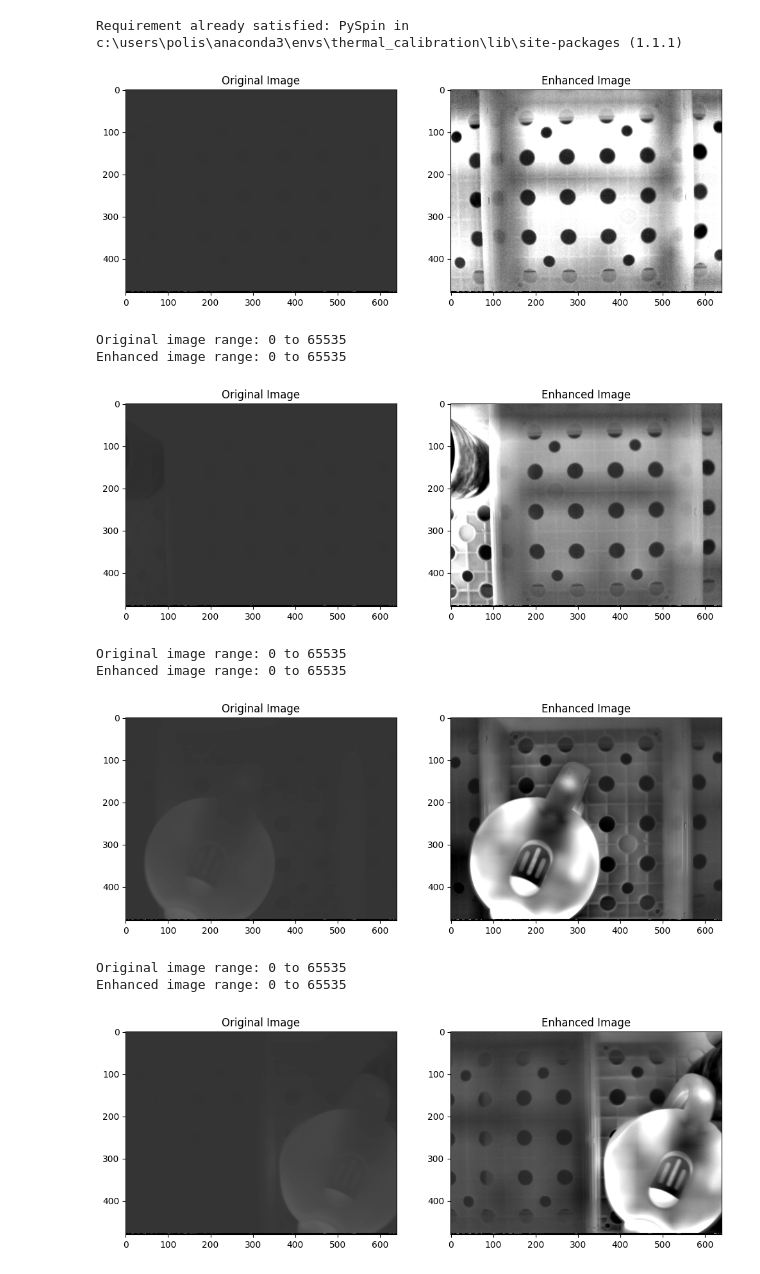
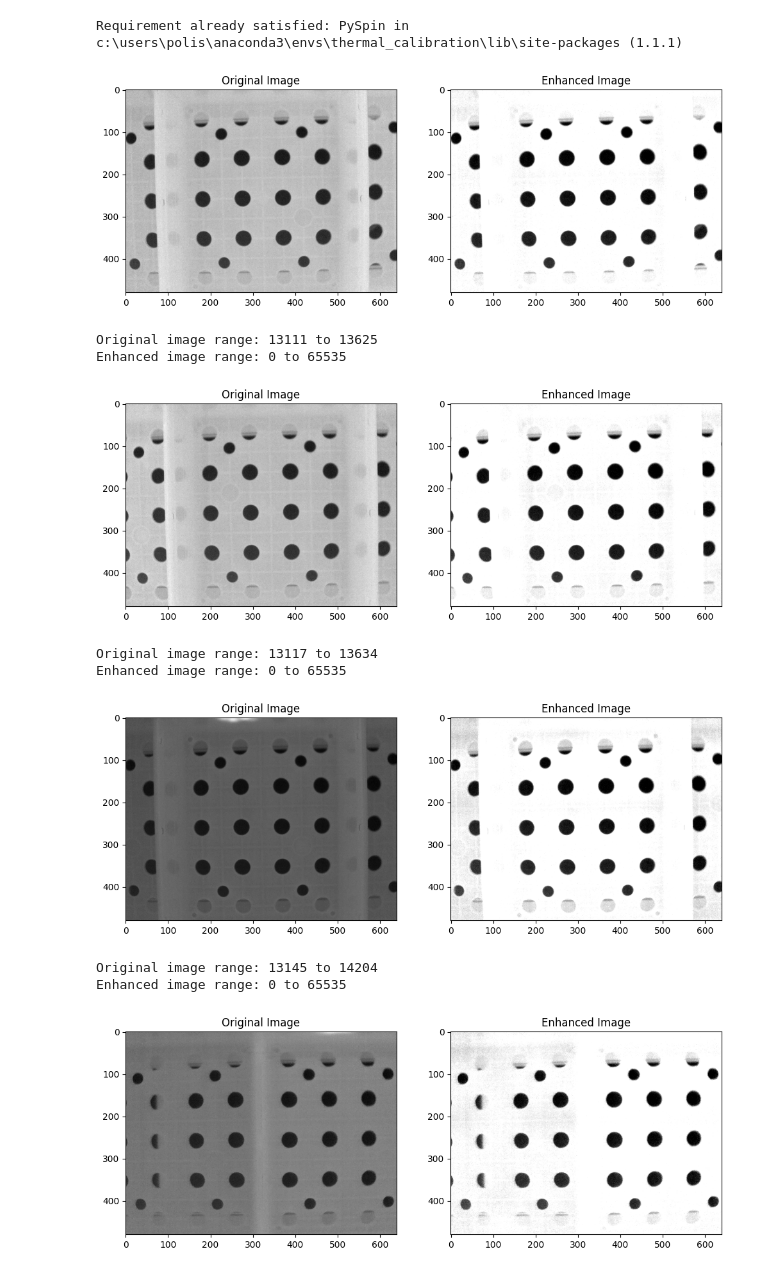
Before and after one commit to spsaswat/APPF_FLIR, a Jupyter notebook: SensorCommunication/gantry_communication_code.ipynb, the cells around one changed output. Drawn from its saved outputs; the diff is of its cells as text; code cells hidden in the pictures.

```diff
--- a/SensorCommunication/gantry_communication_code.ipynb
+++ b/SensorCommunication/gantry_communication_code.ipynb
@@ -235,43 +235,45 @@ def plot_images(original_image, enhanced_image):
     plt.show()
 
 # Directory paths
-input_directory = "../SensorCommunication/Acquisition/20240815-155900_tiff/20240815-155900/"
-output_directory = "../SensorCommunication/Acquisition/20240815-155900_tiff/20240815-155900-calibrated/"
+# input_directory = "../SensorCommunication/Acquisition/20240815-155900_tiff/20240815-155900/"
+# output_directory = "../SensorCommunication/Acquisition/20240815-155900_tiff/20240815-155900-calibrated/"
 # input_directory = "../SensorCommunication/Acquisition/calib_data_2/calib_data_2/20240822-125442/"
 # output_directory = "../SensorCommunication/Acquisition/calib_data_2/calib_data_2/20240822-125442/20240822-125442-calibrated/"
+input_directory = "../SensorCommunication/Acquisition/calib_data_3/20240823-144851/"
+output_directory = "../SensorCommunication/Acquisition/calib_data_3/20240823-144851-calibrated/"
 
 # Create output directory if it doesn't exist
 os.makedirs(output_directory, exist_ok=True)
 
 # Process each image in the directory
 for filename in os.listdir(input_directory):
     if filename.endswith(".tiff"):
         input_path = os.path.join(input_directory, filename)
         output_path = os.path.join(output_directory, filename)
 
         # Load the original image
         original_image = cv2.imread(input_path, cv2.IMREAD_UNCHANGED)
 
         # Process the image
         enhanced_image = process_image(input_path)
 
         # Save the enhanced image
         cv2.imwrite(output_path, enhanced_image)
 
         # Plot the original and enhanced images
         plot_images(original_image, enhanced_image)
 
         # Debug: Print min and max values
         print(f"Original image range: {np.min(original_image)} to {np.max(original_image)}")
         print(f"Enhanced image range: {np.min(enhanced_image)} to {np.max(enhanced_image)}")
 # %% [output]
-[figure, old version]
+[figure, new version]
-Original image range: 0 to 65535
+Original image range: 13111 to 13625
 Enhanced image range: 0 to 65535
-[figure, old version]
+[figure, new version]
-Original image range: 0 to 65535
+Original image range: 13117 to 13634
 Enhanced image range: 0 to 65535
-[figure, old version]
+[figure, new version]
-Original image range: 0 to 65535
+Original image range: 13145 to 14204
 Enhanced image range: 0 to 65535
-[figure, old version]
+[figure, new version]
```
Also changed, not shown: parts of 1 cell of this notebook, 5 other files.
